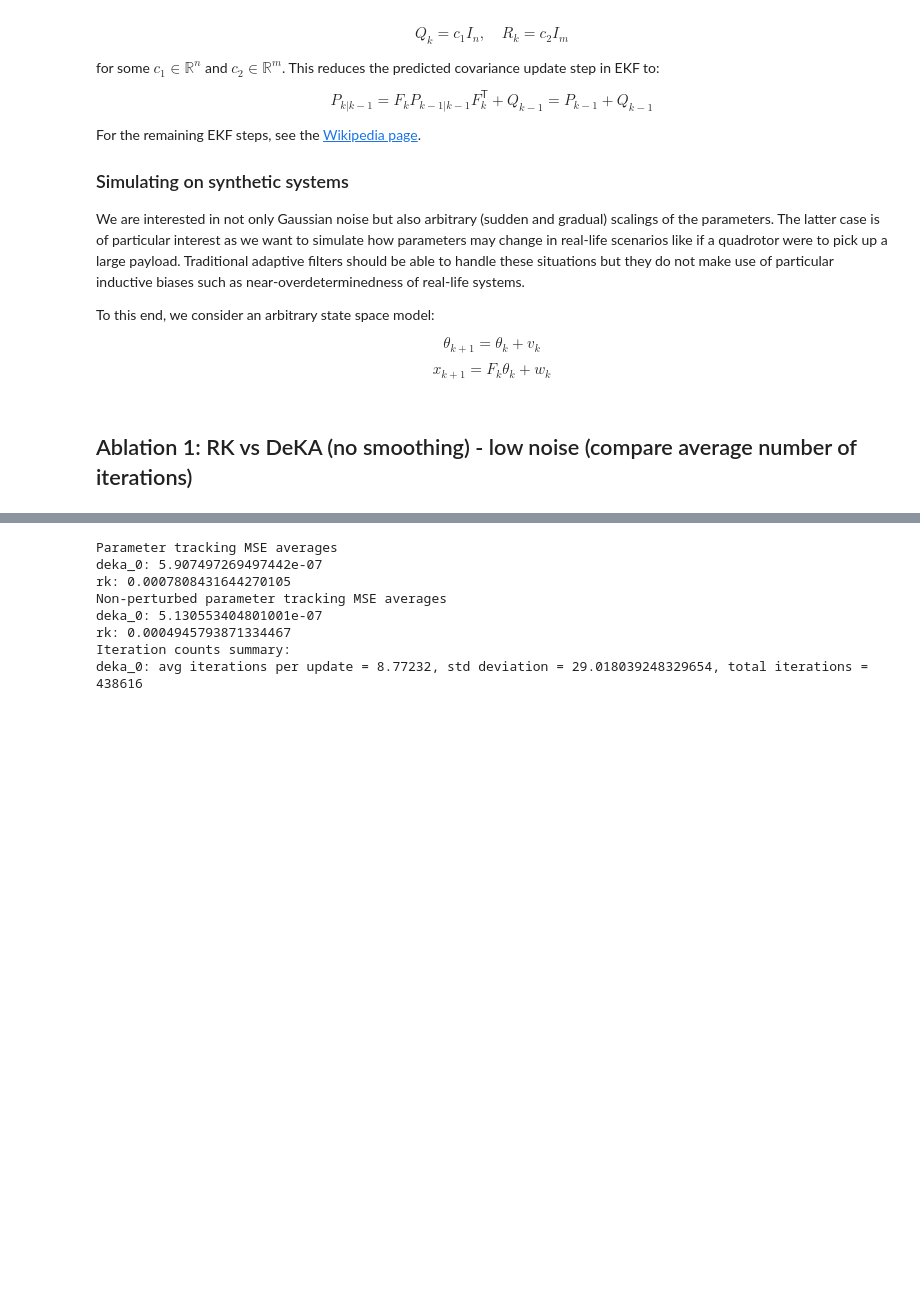
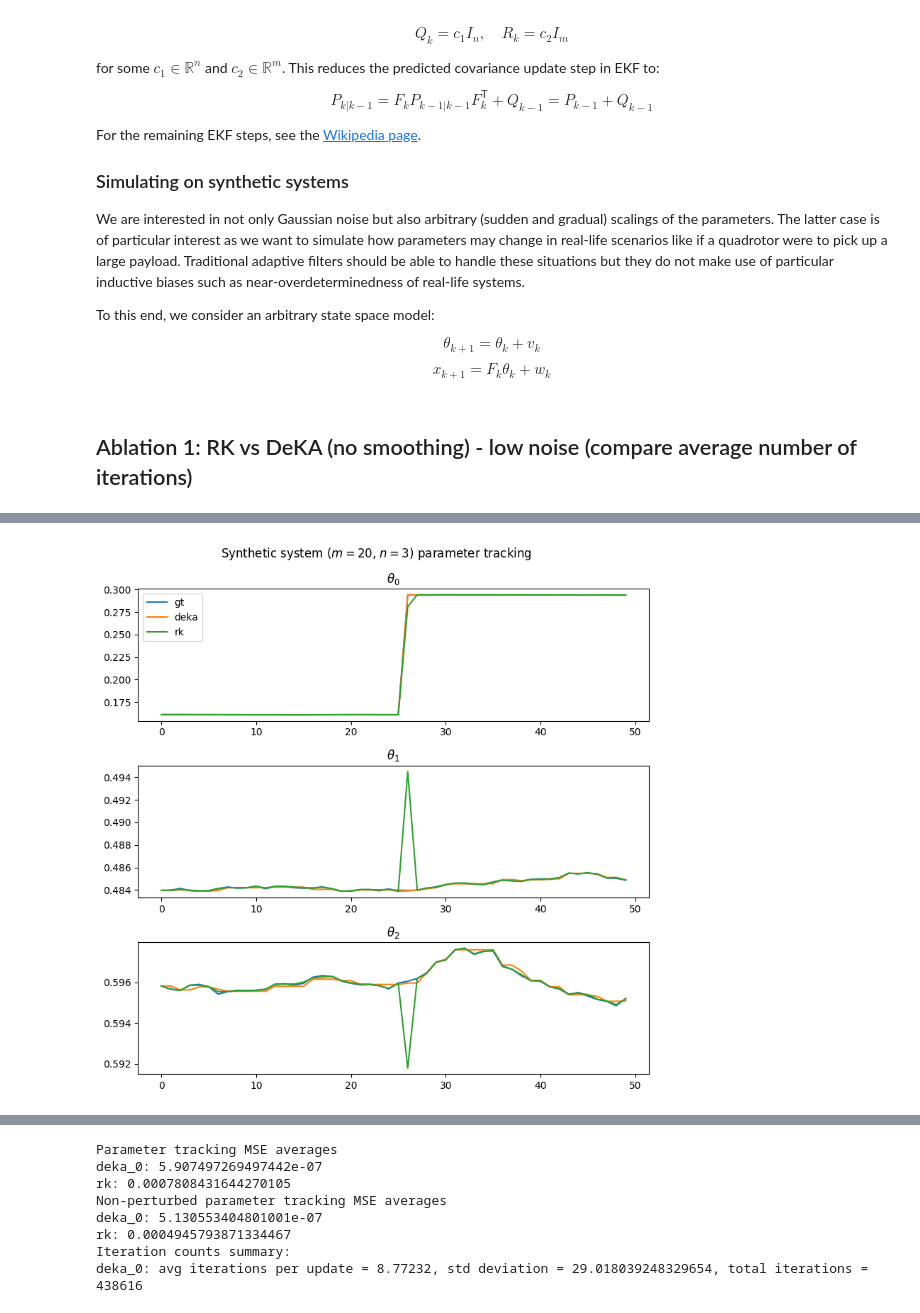
Before and after one commit to ChrisSha0104/Online-Parameter-Estimation-Using-the-Kaczmarz-Method, a Jupyter notebook: python/random_systems.ipynb, the cells around one changed output, grey strips where cells are left out. Drawn from its saved outputs; the diff is of its cells as text; code cells hidden in the pictures; blank space fills up the shorter version.

Commit message:
Updated random systems notebook.

```diff
--- a/python/random_systems.ipynb
+++ b/python/random_systems.ipynb
@@ -65,3 +74,83 @@ $$\theta_{k+1}=\theta_k+v_k$$
 $$\hat{x}_{k+1}=F_k\theta_k+w_k$$
 # %% [markdown]
 ## Ablation 1: RK vs DeKA (no smoothing) - low noise (compare average number of iterations)
+# %%
+# simulation parameters
+d = 20
+p = 3
+
+theta_true = np.random.rand(p, 1)
+process_noise_var = (0.05 * theta_true / 2) ** 2
+
+filters = {
+    'deka': est.DEKA_tmp(p, x0=theta_true.copy(), damping=1, regularization=1e-6, smoothing_factor=0),
+    'rk': est.RK(p, x0=theta_true.copy(), alpha=0.5),
+}
+
+estimates = {f: [[] for _ in range(p)] for f in filters.keys()}
+iters = {f: [] for f in filters.keys()}
+actual = []
+mse = {f: [] for f in filters.keys()}
+
+# simulate system
+nsim = 50
+
+for k in range(nsim):
+    A_k = np.random.randn(d, p)
+    b_k = A_k @ theta_true
+
+    measurement_noise_var = (0.01 * b_k / 2) ** 2
+    b_k += np.array([np.random.normal(0, v) for v in measurement_noise_var]).reshape(-1, 1)
+
+    for name, f in filters.items():
+        if 'deka' in name:
+            estimate, _, it = f.iterate(A_k, b_k, num_iterations=int(d ** 2 / p), tol=1e-3)
+            iters[name].append(it)
+        elif 'rk' in name:
+            estimate, it = f.iterate(A_k, b_k, num_iterations=int(d ** 2 / p), tol=1e-3)
+            iters[name].append(it)
+        else:
+            estimate = f.iterate(A_k, b_k)
+
+        for i in range(p):
+            estimates[name][i].append(estimate[i].item())
+
+        mse[name].append(np.square(estimate - theta_true).mean())
+
+    actual.append(theta_true.copy())
+
+    # add perturbation
+    theta_true += np.array([np.random.normal(0, v) for v in process_noise_var])
+
+    # add major perturbation to parameter 0 only
+    if k == 25:
+        theta_true[0] *= np.random.uniform(0.25, 4)
+
+# process data
+mse['gt'] = [0 for _ in range(nsim)]
+actual = np.array(actual).squeeze().T
+
+# print total mse
+for name, vals in mse.items():
+    print(f"{name}: {np.sum(vals)}")
+
+# plot results
+nplots = p
+fig, axs = plt.subplots(nplots)
+
+fig.suptitle(f"Synthetic system ($m={d}$, $n={p}$) parameter tracking")
+
+for i in range(nplots):
+    axs[i].plot(actual[i], label="gt")
+    # axs[i].set_yscale("log")
+    axs[i].set_title(f"$\\theta_{i}$")
+
+for name, vals in estimates.items():
+    for i in range(nplots):
+        axs[i].plot(vals[i], label=name)
+
+axs[0].legend()
+
+fig.tight_layout()
+plt.show()
+# %% [output]
@@ -67,0 +174 @@ $$\hat{x}_{k+1}=F_k\theta_k+w_k$$
+[figure, added]
```
Also changed, not shown: parts of 13 cells of this notebook, 1 other file.
